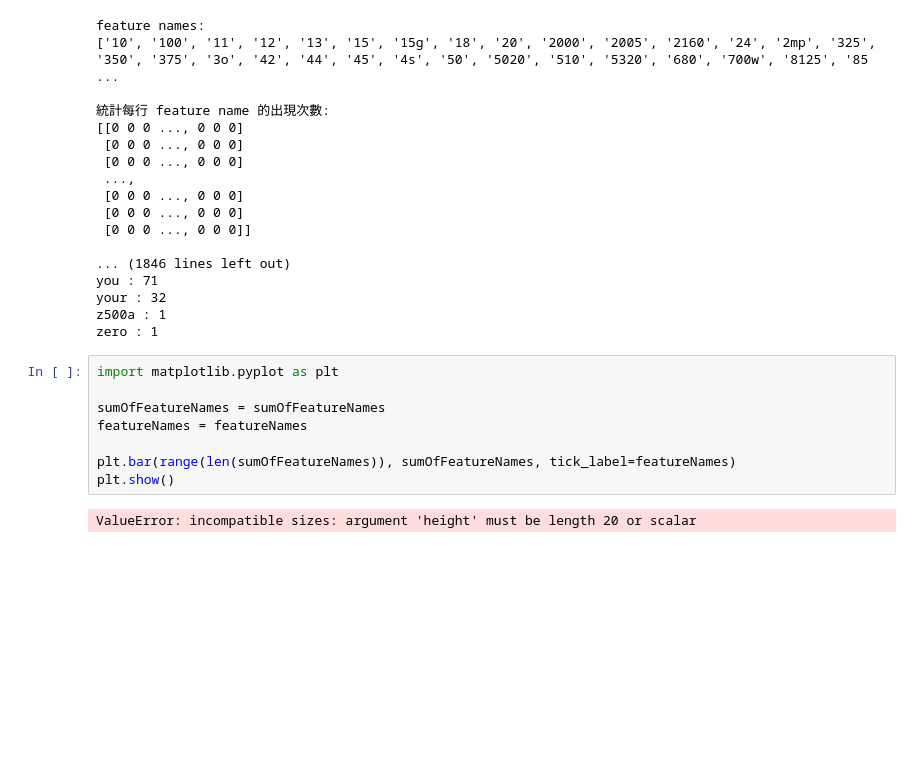
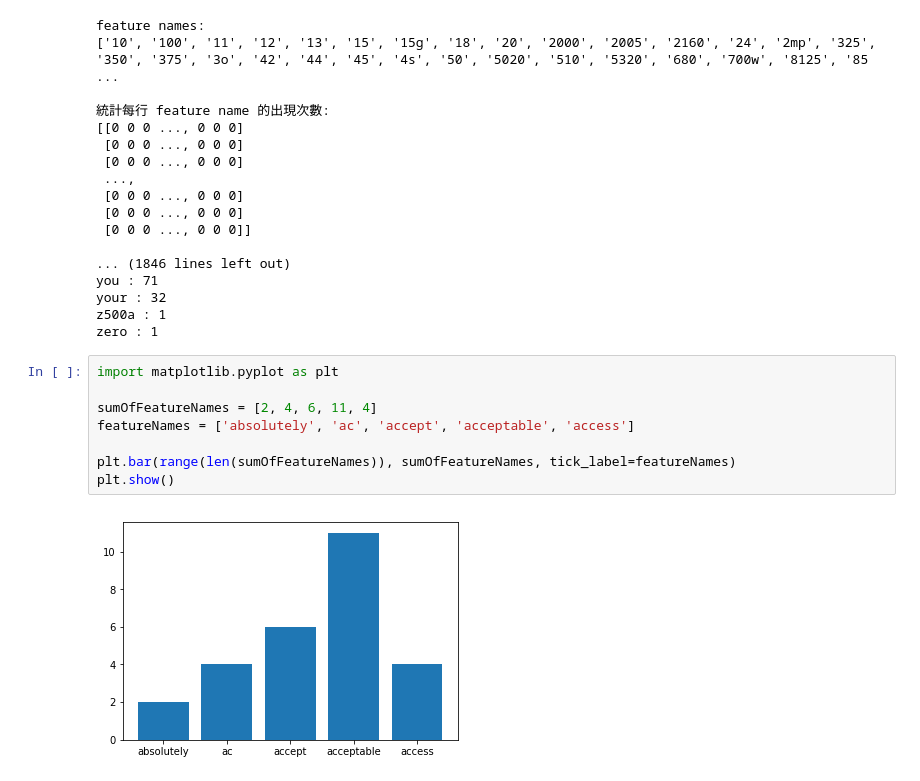
Before and after one commit to lisa4930007/data_mining_hw_1, a Jupyter notebook: 賴韻婷_106591506.ipynb, the cells around one changed output. Saved outputs shown, nothing was run; the diff lists cells and outputs as text; blank space fills up the shorter version.

```diff
--- a/賴韻婷_106591506.ipynb
+++ b/賴韻婷_106591506.ipynb
@@ -155,10 +155,10 @@ zero : 1
 # %%
 import matplotlib.pyplot as plt
 
-sumOfFeatureNames = sumOfFeatureNames
-featureNames = featureNames
+sumOfFeatureNames = [2, 4, 6, 11, 4]
+featureNames = ['absolutely', 'ac', 'accept', 'acceptable', 'access']
 
 plt.bar(range(len(sumOfFeatureNames)), sumOfFeatureNames, tick_label=featureNames)
 plt.show()
 # %% [output]
-ValueError: incompatible sizes: argument 'height' must be length 20 or scalar
+[figure, added]
```
